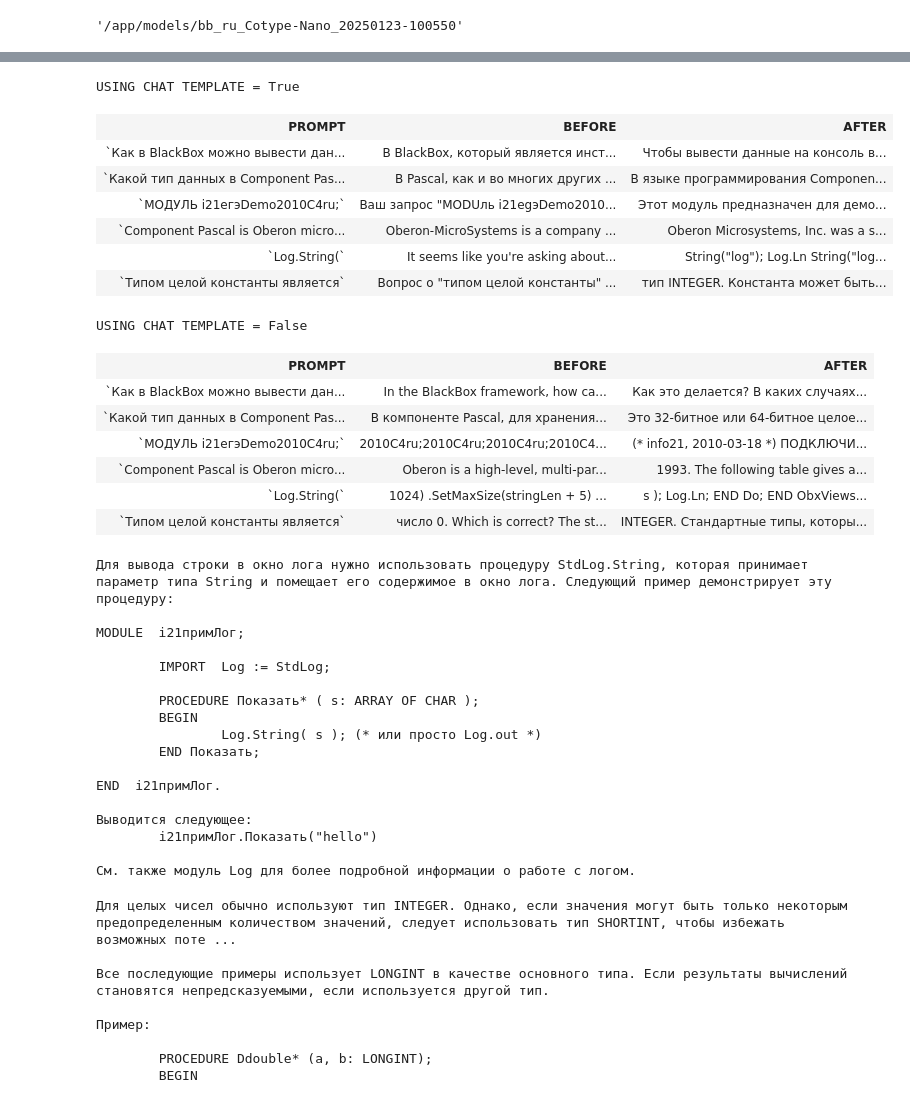
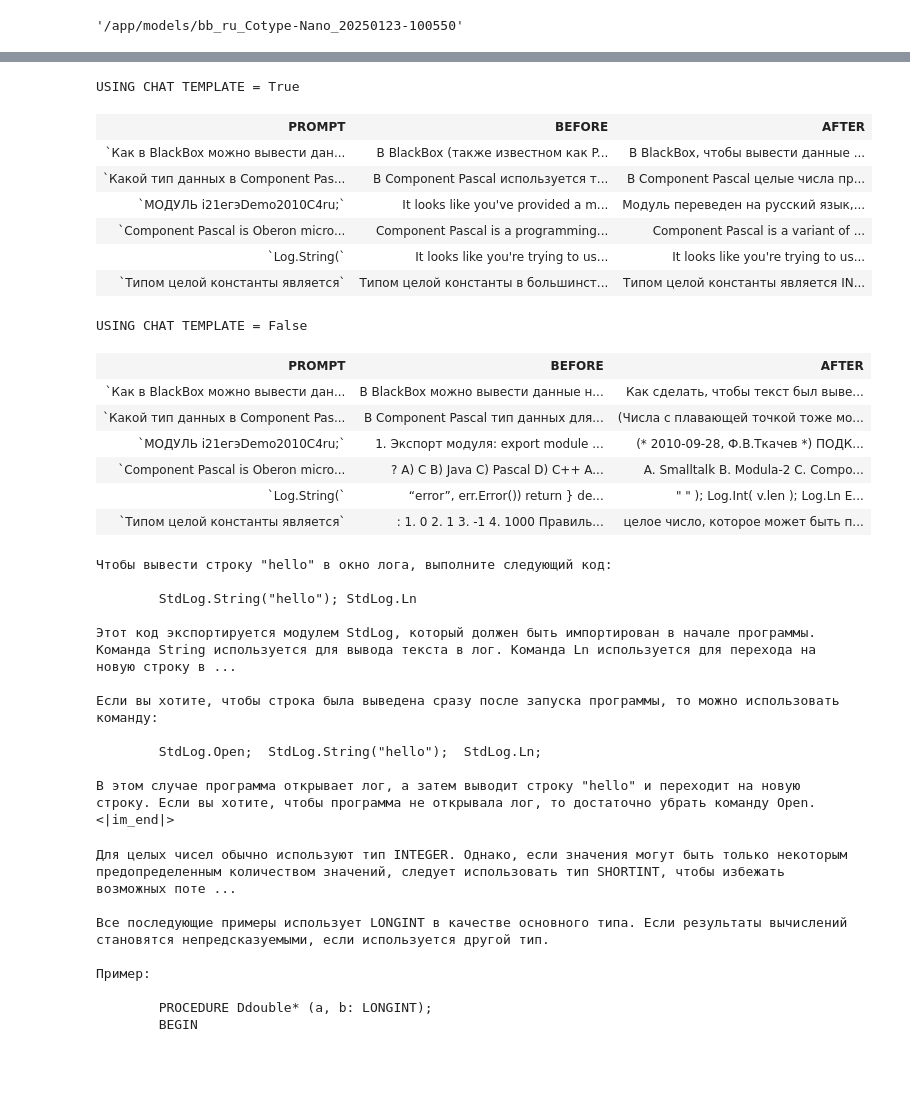
Before and after one commit to hodzanassredin/neuro-sft-host, a Jupyter notebook: learn/notebooks/BB/pretrain.ipynb, the cells around one changed output, grey strips where cells are left out. Drawn from its saved outputs; the diff is of its cells as text; code cells hidden in the pictures; blank space fills up the shorter version.

```diff
--- a/learn/notebooks/BB/pretrain.ipynb
+++ b/learn/notebooks/BB/pretrain.ipynb
@@ -35,8 +35,8 @@ device
 device(type='cuda', index=0)
 # %%
 dataset_path = "/app/datasets/oberon/docs/bb_ru"
-#model_name = "Qwen/Qwen2.5-Coder-7B"
-model_name = 'MTSAIR/Cotype-Nano'
+model_name = "Qwen/Qwen2.5-Coder-3B-Instruct"
+#model_name = 'MTSAIR/Cotype-Nano'
 
 EPOCHS = 7
 PACKED=False
@@ -353,47 +308,41 @@ def draw_diff(use_chat,l):
         rows.append(row_template.format(prompt, baseline[i], check[i]))
     display(HTML(table_template.format('\n'.join(rows))))
 # %%
-draw_diff(True, 39)
+draw_diff(True, 256)
 # %% [output]
 USING CHAT TEMPLATE = True
 | PROMPT | BEFORE | AFTER |
-| `Как в BlackBox можно вывести дан... | В BlackBox, который является инст... | Чтобы вывести данные на консоль в... |
-| `Какой тип данных в Component Pas... | В Pascal, как и во многих других ... | В языке программирования Componen... |
-| `МОДУЛЬ i21егэDemo2010C4ru;` | Ваш запрос "MODUль i21egэDemo2010... | Этот модуль предназначен для демо... |
-| `Component Pascal is Oberon micro... | Oberon-MicroSystems is a company ... | Oberon Microsystems, Inc. was a s... |
-| `Log.String(` | It seems like you're asking about... | String("log"); Log.Ln String("log... |
-| `Типом целой константы является` | Вопрос о "типом целой константы" ... | тип INTEGER. Константа может быть... |
+| `Как в BlackBox можно вывести дан... | В BlackBox (также известном как P... | В BlackBox, чтобы вывести данные ... |
+| `Какой тип данных в Component Pas... | В Component Pascal используется т... | В Component Pascal целые числа пр... |
+| `МОДУЛЬ i21егэDemo2010C4ru;` | It looks like you've provided a m... | Модуль переведен на русский язык,... |
+| `Component Pascal is Oberon micro... | Component Pascal is a programming... | Component Pascal is a variant of ... |
+| `Log.String(` | It looks like you're trying to us... | It looks like you're trying to us... |
+| `Типом целой константы является` | Типом целой константы в большинст... | Типом целой константы является IN... |
 # %%
 draw_diff(False, 39)
 # %% [output]
 USING CHAT TEMPLATE = False
 | PROMPT | BEFORE | AFTER |
-| `Как в BlackBox можно вывести дан... | In the BlackBox framework, how ca... | Как это делается? В каких случаях... |
-| `Какой тип данных в Component Pas... | В компоненте Pascal, для хранения... | Это 32-битное или 64-битное целое... |
-| `МОДУЛЬ i21егэDemo2010C4ru;` | 2010C4ru;2010C4ru;2010C4ru;2010C4... | (* info21, 2010-03-18 *) ПОДКЛЮЧИ... |
-| `Component Pascal is Oberon micro... | Oberon is a high-level, multi-par... | 1993. The following table gives a... |
-| `Log.String(` | 1024) .SetMaxSize(stringLen + 5) ... | s ); Log.Ln; END Do; END ObxViews... |
-| `Типом целой константы является` | число 0. Which is correct? The st... | INTEGER. Стандартные типы, которы... |
+| `Как в BlackBox можно вывести дан... | В BlackBox можно вывести данные н... | Как сделать, чтобы текст был выве... |
+| `Какой тип данных в Component Pas... | В Component Pascal тип данных для... | (Числа с плавающей точкой тоже мо... |
+| `МОДУЛЬ i21егэDemo2010C4ru;` | 1. Экспорт модуля: export module ... | (* 2010-09-28, Ф.В.Ткачев *) ПОДК... |
+| `Component Pascal is Oberon micro... | ? A) C B) Java C) Pascal D) C++ A... | A. Smalltalk B. Modula-2 C. Compo... |
+| `Log.String(` | “error”, err.Error()) return } de... | " " ); Log.Int( v.len ); Log.Ln E... |
+| `Типом целой константы является` | : 1. 0 2. 1 3. -1 4. 1000 Правиль... | целое число, которое может быть п... |
 # %%
 print(infer(model, 'Ты помошник по среде Component Pascal. Ответь на вопрос: Как мне вывести строку hello в окно лога?', 256, use_chat = True))
 # %% [output]
-Для вывода строки в окно лога нужно использовать процедуру StdLog.String, которая принимает параметр типа String и помещает его содержимое в окно лога. Следующий пример демонстрирует эту процедуру:
+Чтобы вывести строку "hello" в окно лога, выполните следующий код:
 
-MODULE  i21примЛог;
+        StdLog.String("hello"); StdLog.Ln
 
-        IMPORT  Log := StdLog;
+Этот код экспортируется модулем StdLog, который должен быть импортирован в начале программы. Команда String используется для вывода текста в лог. Команда Ln используется для перехода на новую строку в ...
 
-        PROCEDURE Показать* ( s: ARRAY OF CHAR );
-        BEGIN
-                Log.String( s ); (* или просто Log.out *)
-        END Показать;
+Если вы хотите, чтобы строка была выведена сразу после запуска программы, то можно использовать команду:
 
-END  i21примЛог.
+        StdLog.Open;  StdLog.String("hello");  StdLog.Ln;
 
-Выводится следующее:
-        i21примЛог.Показать("hello")
-
-См. также модуль Log для более подробной информации о работе с логом.
+В этом случае программа открывает лог, а затем выводит строку "hello" и переходит на новую строку. Если вы хотите, чтобы программа не открывала лог, то достаточно убрать команду Open.<|im_end|>
 # %%
 checkpoint = transformers.AutoModelForCausalLM.from_pretrained("./results/20250122-220441/checkpoint-1220/", device_map=device)
 # %%
```
Also changed, not shown: parts of 13 cells of this notebook.
